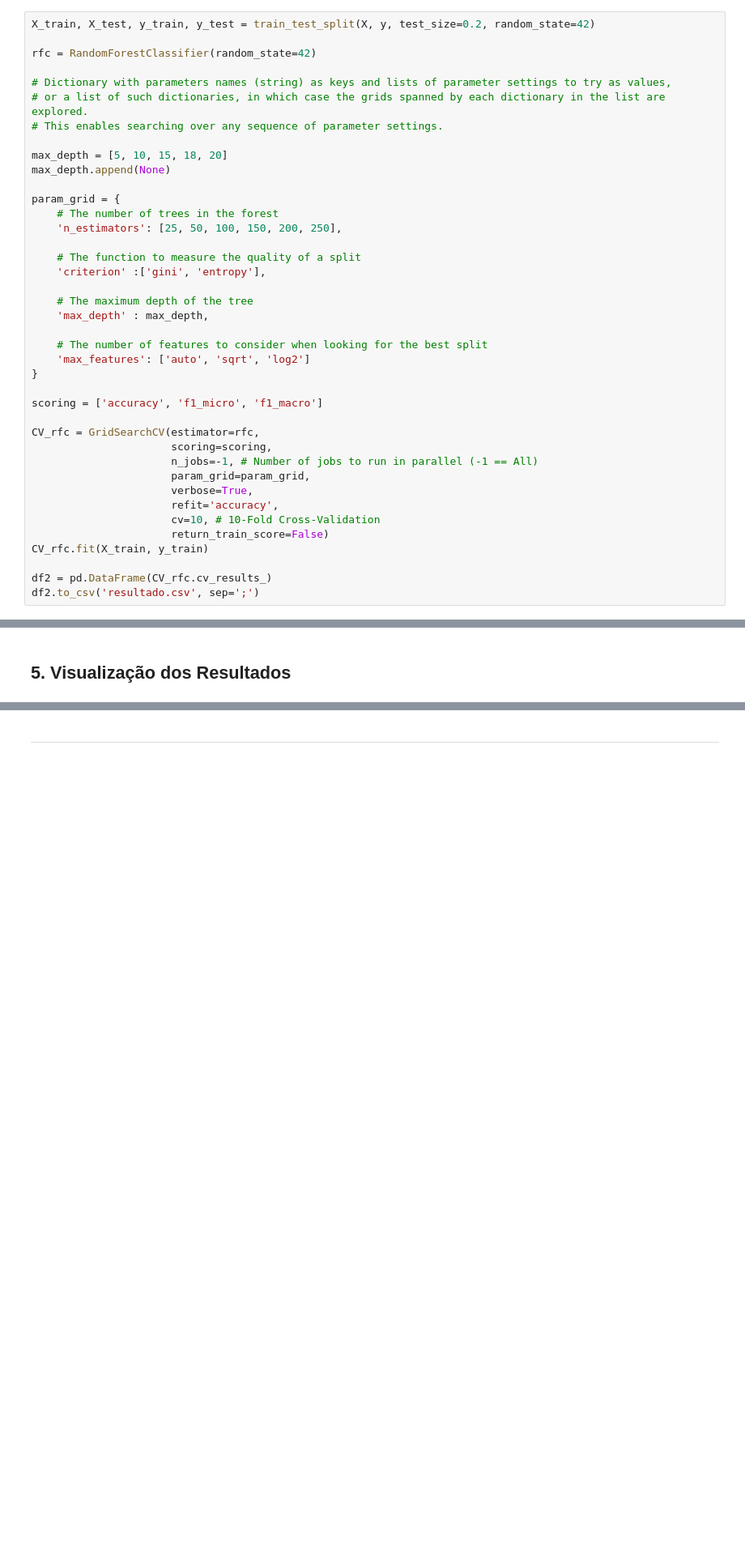
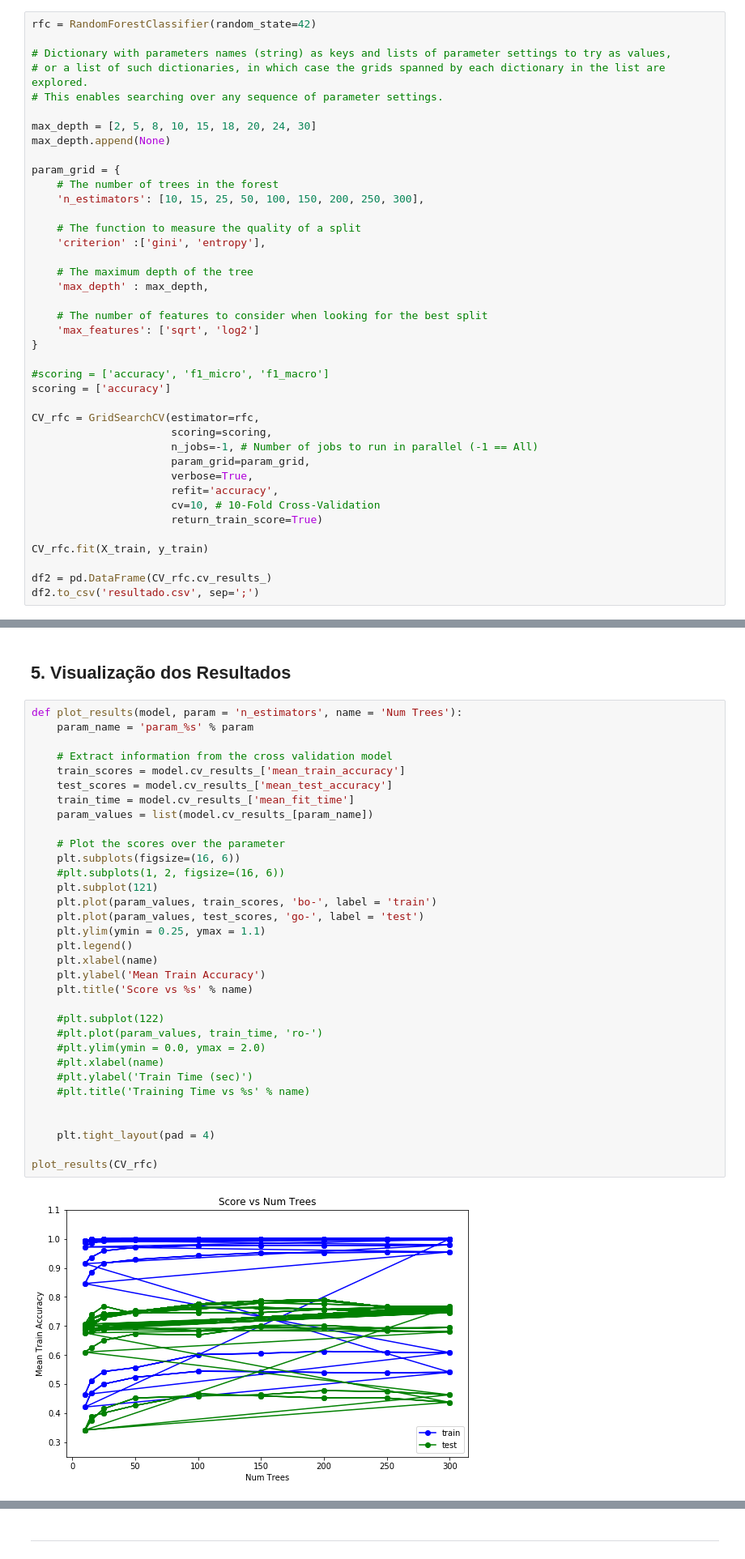
Before and after one commit to mso13/projeto2-leaf, a Jupyter notebook: Projeto 2 - FSI.ipynb, the cells around one changed output, grey strips where cells are left out. Shown: that part at 81% size. Drawn from its saved outputs; the diff is of its cells as text; blank space fills up the shorter version.

```diff
--- a/Projeto 2 - FSI.ipynb
+++ b/Projeto 2 - FSI.ipynb
@@ -62,20 +60,18 @@ y = df.iloc[:, 0]  # 1 class column
 # %% [markdown]
 ## 4. Treinamento do Modelo
 # %%
-X_train, X_test, y_train, y_test = train_test_split(X, y, test_size=0.2, random_state=42)
-
 rfc = RandomForestClassifier(random_state=42)
 
 # Dictionary with parameters names (string) as keys and lists of parameter settings to try as values,
 # or a list of such dictionaries, in which case the grids spanned by each dictionary in the list are explored.
 # This enables searching over any sequence of parameter settings.
 
-max_depth = [5, 10, 15, 18, 20]
+max_depth = [2, 5, 8, 10, 15, 18, 20, 24, 30]
 max_depth.append(None)
 
 param_grid = {
     # The number of trees in the forest
-    'n_estimators': [25, 50, 100, 150, 200, 250],
+    'n_estimators': [10, 15, 25, 50, 100, 150, 200, 250, 300],
 
     # The function to measure the quality of a split
     'criterion' :['gini', 'entropy'],
@@ -84,10 +80,11 @@ param_grid = {
     'max_depth' : max_depth,
 
     # The number of features to consider when looking for the best split
-    'max_features': ['auto', 'sqrt', 'log2']
+    'max_features': ['sqrt', 'log2']
 }
 
-scoring = ['accuracy', 'f1_micro', 'f1_macro']
+#scoring = ['accuracy', 'f1_micro', 'f1_macro']
+scoring = ['accuracy']
 
 CV_rfc = GridSearchCV(estimator=rfc,
                       scoring=scoring,
@@ -96,7 +93,8 @@ CV_rfc = GridSearchCV(estimator=rfc,
                       verbose=True,
                       refit='accuracy',
                       cv=10, # 10-Fold Cross-Validation
-                      return_train_score=False)
+                      return_train_score=True)
+
 CV_rfc.fit(X_train, y_train)
 
 df2 = pd.DataFrame(CV_rfc.cv_results_)
@@ -163,2 +137,37 @@ weighted avg     0.8400    0.7794    0.7809        68
 # %% [markdown]
 ## 5. Visualização dos Resultados
+# %%
+def plot_results(model, param = 'n_estimators', name = 'Num Trees'):
+    param_name = 'param_%s' % param
+
+    # Extract information from the cross validation model
+    train_scores = model.cv_results_['mean_train_accuracy']
+    test_scores = model.cv_results_['mean_test_accuracy']
+    train_time = model.cv_results_['mean_fit_time']
+    param_values = list(model.cv_results_[param_name])
+
+    # Plot the scores over the parameter
+    plt.subplots(figsize=(16, 6))
+    #plt.subplots(1, 2, figsize=(16, 6))
+    plt.subplot(121)
+    plt.plot(param_values, train_scores, 'bo-', label = 'train')
+    plt.plot(param_values, test_scores, 'go-', label = 'test')
+    plt.ylim(ymin = 0.25, ymax = 1.1)
+    plt.legend()
+    plt.xlabel(name)
+    plt.ylabel('Mean Train Accuracy')
+    plt.title('Score vs %s' % name)
+
+    #plt.subplot(122)
+    #plt.plot(param_values, train_time, 'ro-')
+    #plt.ylim(ymin = 0.0, ymax = 2.0)
+    #plt.xlabel(name)
+    #plt.ylabel('Train Time (sec)')
+    #plt.title('Training Time vs %s' % name)
+
+
+    plt.tight_layout(pad = 4)
+
+plot_results(CV_rfc)
+# %% [output]
+[figure, added]
```
Also changed, not shown: parts of 16 cells of this notebook, 2 other files.
